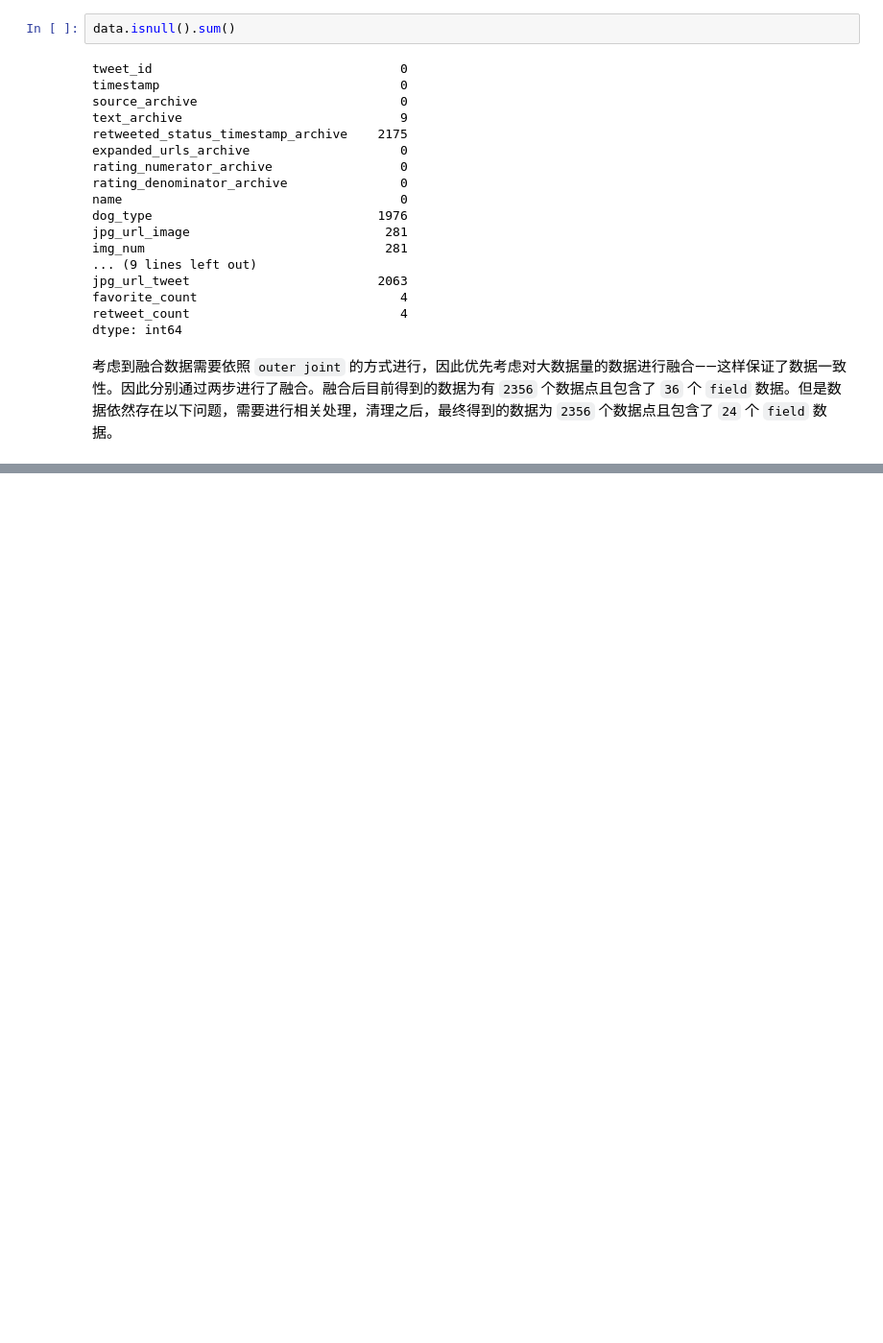
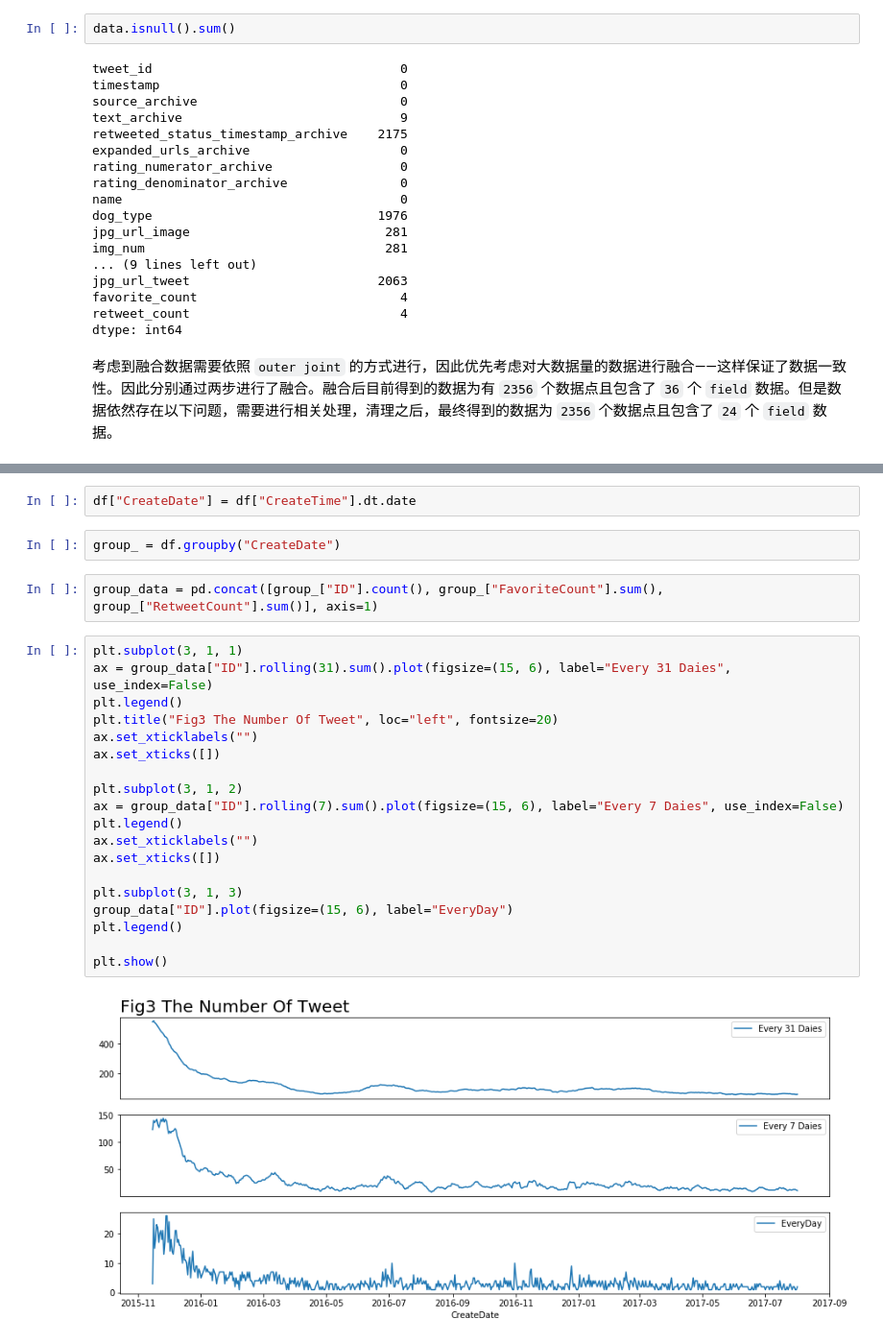
Before and after one commit to ZenRay/DAND_NewProject, a Jupyter notebook: AdvancedP1_DataWrangling/wrangle_act.ipynb, the cells around one changed output, grey strips where cells are left out. Shown: that part at 96% size. Cells and saved outputs as stored; diff of their text form; blank space fills up the shorter version.

```diff
--- a/AdvancedP1_DataWrangling/wrangle_act.ipynb
+++ b/AdvancedP1_DataWrangling/wrangle_act.ipynb
@@ -949,0 +1013,27 @@ dtype: int64
+# %%
+df["CreateDate"] = df["CreateTime"].dt.date
+# %%
+group_ = df.groupby("CreateDate")
+# %%
+group_data = pd.concat([group_["ID"].count(), group_["FavoriteCount"].sum(), group_["RetweetCount"].sum()], axis=1)
+# %%
+plt.subplot(3, 1, 1)
+ax = group_data["ID"].rolling(31).sum().plot(figsize=(15, 6), label="Every 31 Daies", use_index=False)
+plt.legend()
+plt.title("Fig3 The Number Of Tweet", loc="left", fontsize=20)
+ax.set_xticklabels("")
+ax.set_xticks([])
+
+plt.subplot(3, 1, 2)
+ax = group_data["ID"].rolling(7).sum().plot(figsize=(15, 6), label="Every 7 Daies", use_index=False)
+plt.legend()
+ax.set_xticklabels("")
+ax.set_xticks([])
+
+plt.subplot(3, 1, 3)
+group_data["ID"].plot(figsize=(15, 6), label="EveryDay")
+plt.legend()
+
+plt.show()
+# %% [output]
+[figure, added]
```
Also changed, not shown: parts of 25 cells of this notebook, 1 other file.
